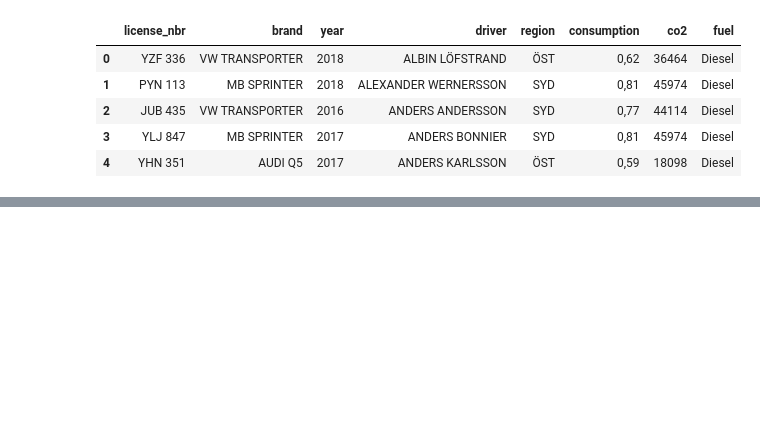
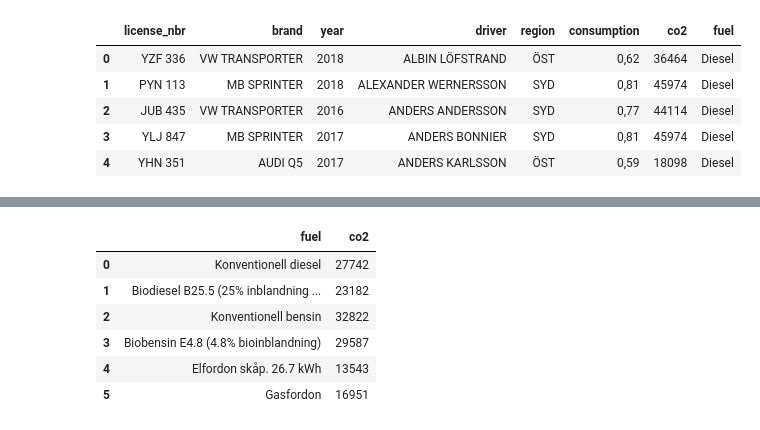
Before and after one commit to schurmann/fiskfl-sk, a Jupyter notebook: isak.ipynb, the cells around one changed output, grey strips where cells are left out. Cells and saved outputs as stored; diff of their text form; code cells hidden in the pictures; blank space fills up the shorter version.

```diff
--- a/isak.ipynb
+++ b/isak.ipynb
@@ -97,2 +107,12 @@ cat_co2_dict, co2_fuel_dict = find_opt_co2(df_totals)
+# %%
+df_totals['small']
+# %% [output]
+|  | fuel | co2 |
+| 0 | Konventionell diesel | 27742 |
+| 1 | Biodiesel B25.5 (25% inblandning ... | 23182 |
+| 2 | Konventionell bensin | 32822 |
+| 3 | Biobensin E4.8 (4.8% bioinblandning) | 29587 |
+| 4 | Elfordon skåp. 26.7 kWh | 13543 |
+| 5 | Gasfordon | 16951 |
 # %%
 car_cats = {
```
Also changed, not shown: parts of 19 cells of this notebook, 2 other files.
